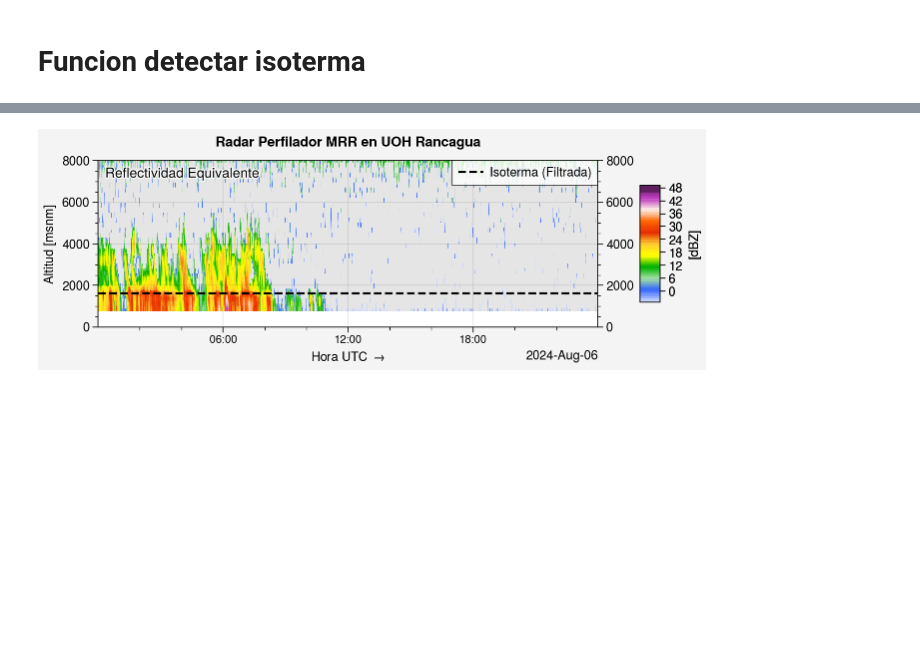
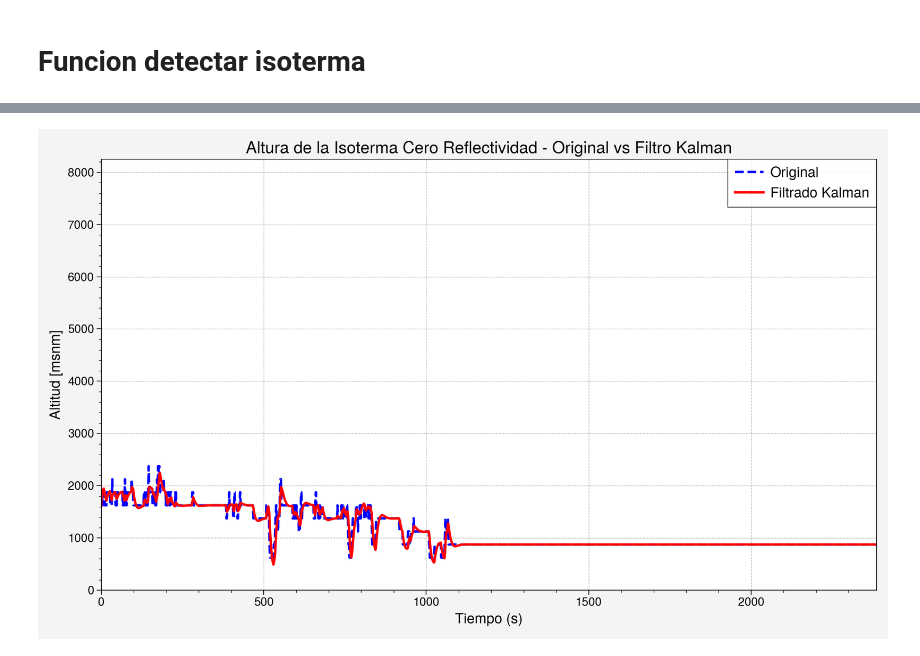
Before and after one commit to Ynoc01/RadarVisualisation, a Jupyter notebook: PlotRadar/PlotRadar_Isoterma.ipynb, the cells around one changed output, grey strips where cells are left out. Saved outputs shown, nothing was run; the diff lists cells and outputs as text; code cells hidden in the pictures; blank space fills up the shorter version.

```diff
--- a/PlotRadar/PlotRadar_Isoterma.ipynb
+++ b/PlotRadar/PlotRadar_Isoterma.ipynb
@@ -686,24 +498,0 @@ def plot_mrr4(xlim, times, heights, Ze, Vf=None, isoterma=None, hora_local=False
-# %%
-# Grafico solo de reflectividad
-new_time = pd.to_datetime(ds.time.values)
-xlim = [new_time[0], new_time[-1]]
-heights = ds.height[0, :].values + 500
-Ze = ds['attenuated_radar_reflectivity'].T.values
-
-# Ajustar alturas_filtradas para que coincida con times
-if len(alturas_filtradas) < len(new_time):
-    alturas_filtradas = np.append([alturas_filtradas[0]], alturas_filtradas)
-elif len(alturas_filtradas) > len(new_time):
-    alturas_filtradas = alturas_filtradas[:len(new_time)]
-
-
-plot_mrr4(
-    xlim=xlim,
-    times=new_time,
-    heights=heights,
-    Ze=Ze,
-    isoterma=alturas_filtradas,  # Línea de isoterma filtrada
-    hora_local=False
-)
-# %% [output]
-[figure, old version]
@@ -710 +532,33 @@ plot_mrr4(
+# %%
+altura_inicial_desfase = 500 + (heights[1].values - heights[0].values) / 2
+AlturasIsoterma_ajustadas = AlturasIsoterma + altura_inicial_desfase
+delta_t = 20
+Q_ruido_proceso_reflectividad = 1e-5   # Ruido del proceso para reflectividad
+Q_ruido_proceso_gradiente = 1e-5       # Ruido del proceso para gradiente
+R_ruido_medicion = 10                   # Ruido de medición
+factor_ponderador = 0.65
+
+alturas_filtradas = filtro_kalman(AlturasIsoterma_ajustadas,
+                                   delta_t,
+                                   Q_ruido_proceso_reflectividad,
+                                   Q_ruido_proceso_gradiente,
+                                   R_ruido_medicion,
+                                   factor_ponderador)
+# %%
+fig, ax = plt.subplots(figsize=(10, 6))
+ax.plot(AlturasIsoterma_ajustadas, label="Original", linestyle='--', color='blue', linewidth=2)
+ax.plot(alturas_filtradas, label="Filtrado Kalman", linestyle='-', color='red', linewidth=2)
+ax.set_xlabel('Tiempo (s)', fontsize=12)
+ax.set_ylabel('Altitud [msnm]', fontsize=12)
+ax.set_title('Altura de la Isoterma Cero Reflectividad - Original vs Filtro Kalman', fontsize=14)
+ax.set_xlim([0, len(AlturasIsoterma)])
+ax.set_ylim([0, heights[-1].values])
+ax.grid(color='gray', linestyle='--', linewidth=0.5, alpha=0.7)
+ax.legend(loc='upper right', fontsize=12)
+ax.tick_params(axis='both', which='major', labelsize=10)
+ax.tick_params(axis='both', which='minor', labelsize=8)
+plt.tight_layout()
+plt.show()
+# %% [output]
+[figure, added]
 # %%
```
Also changed, not shown: parts of 27 cells of this notebook.
